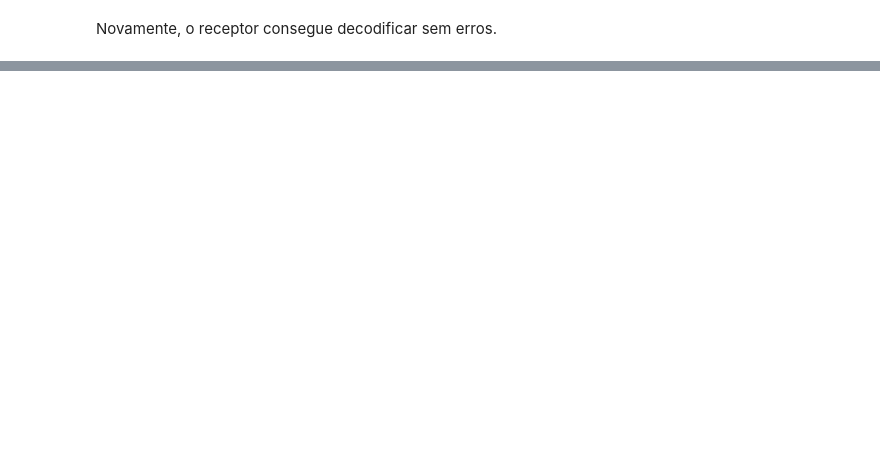
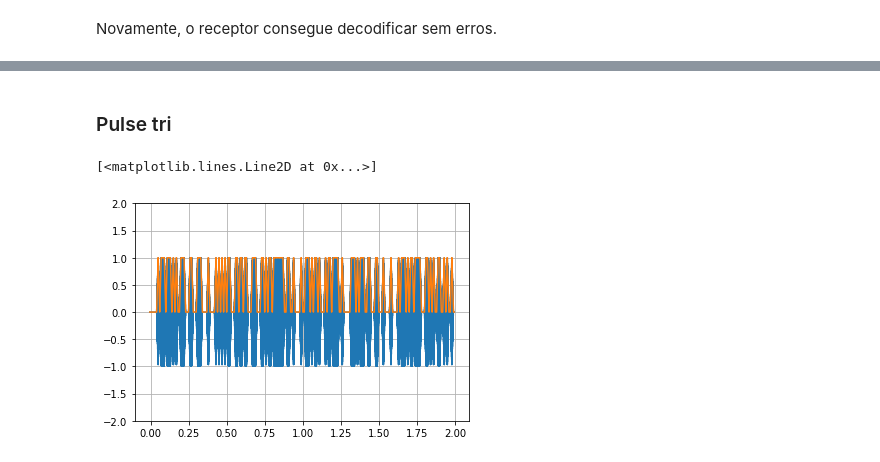
Before and after one commit to rafaelmcam/PeterMathysCommunicationsLab, a Jupyter notebook: Lab8/Lab8.ipynb, the cells around one changed output, grey strips where cells are left out. Saved outputs shown, nothing was run; the diff lists cells and outputs as text; code cells hidden in the pictures; blank space fills up the shorter version.

```diff
--- a/Lab8/Lab8.ipynb
+++ b/Lab8/Lab8.ipynb
@@ -153,0 +192,11 @@ Novamente, o receptor consegue decodificar sem erros.
+# %% [markdown]
+### Pulse tri
+# %%
+sig_xt, sig_st = ModuleLab8.askxmtr(sig_an, Fs, 'tri', [], 'coh', [fc, 0])
+plt.ylim([-2, 2])
+plt.grid()
+plt.plot(sig_xt.timeAxis(), sig_xt.signal())
+plt.plot(sig_st.timeAxis(), sig_st.signal())
+# %% [output]
+[<matplotlib.lines.Line2D at 0x...>]
+[figure, added]
```
Also changed, not shown: parts of 48 cells of this notebook, 1 other file.
